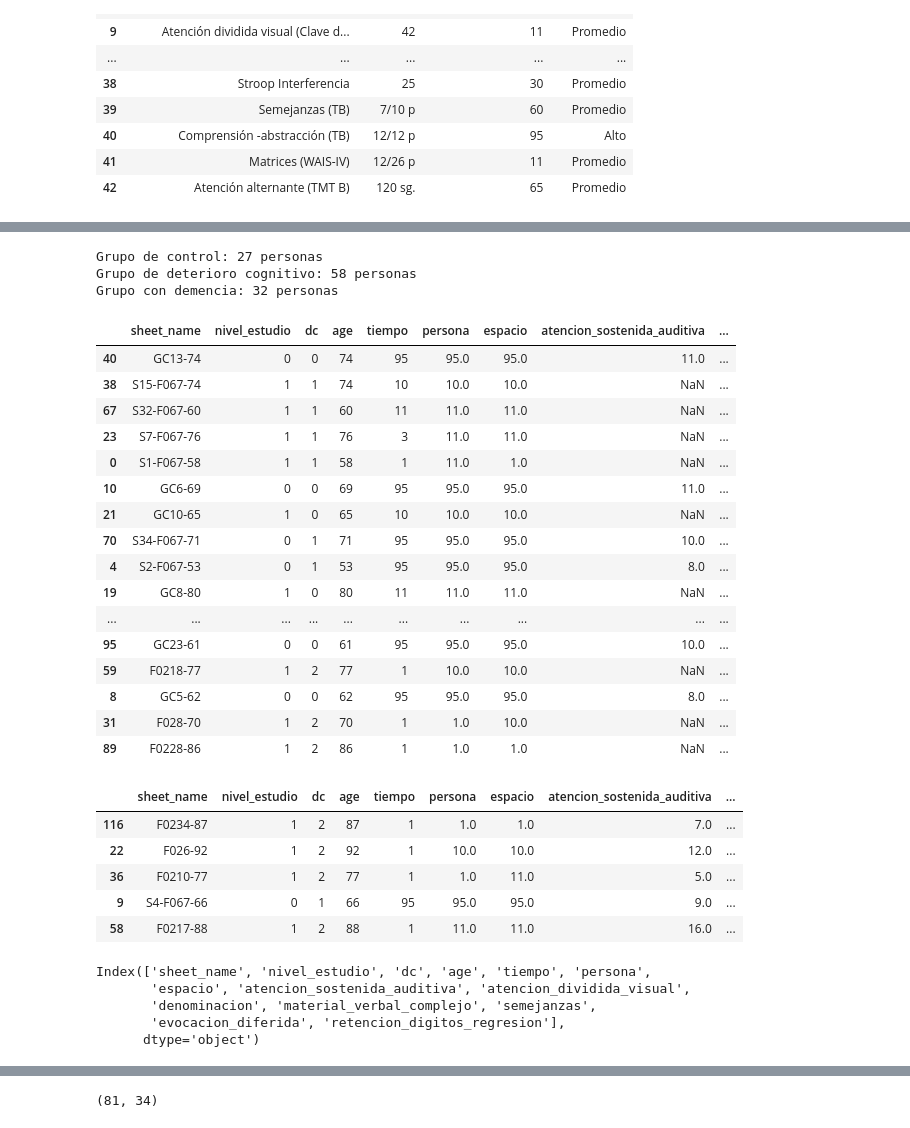
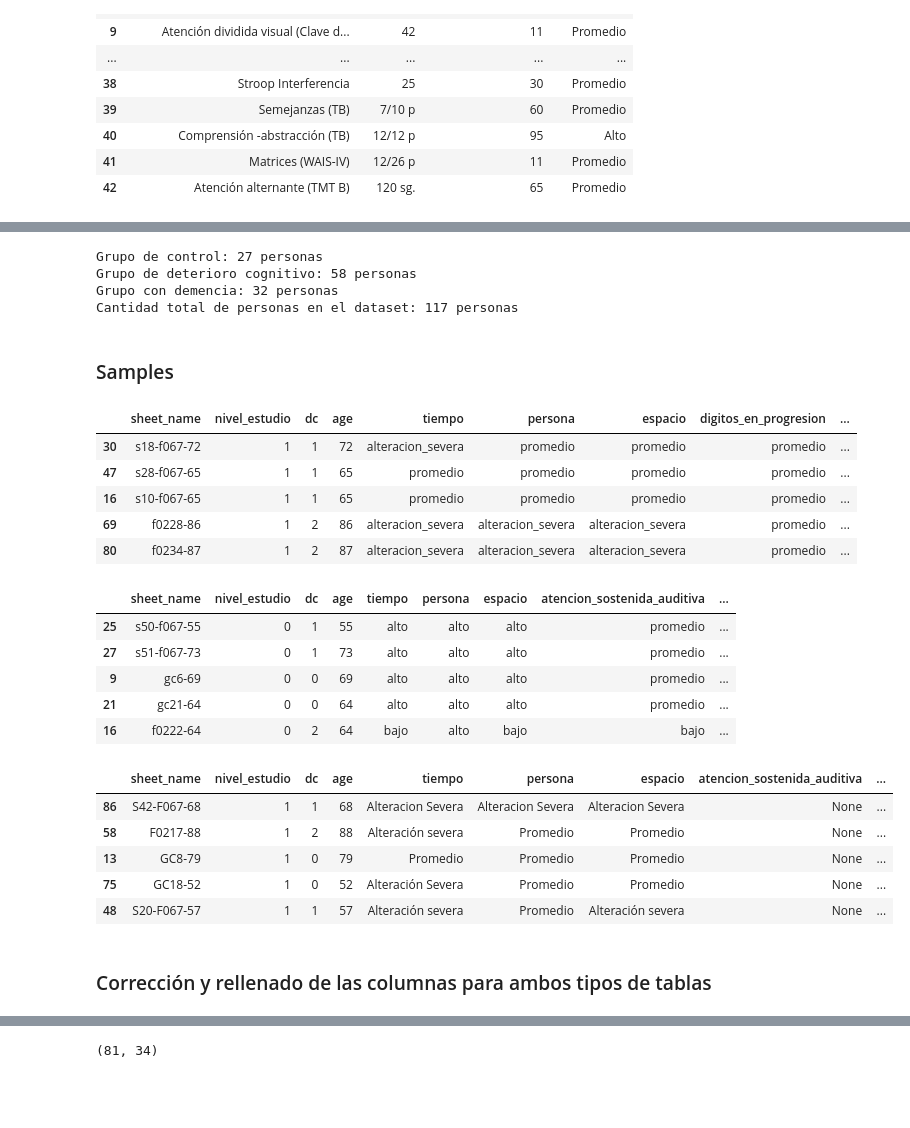
Before and after one commit to Nicolasg2c/dc_model_ts, a Jupyter notebook: src/dc_pipeline_2.ipynb, the cells around one changed output, grey strips where cells are left out. Saved outputs shown, nothing was run; the diff lists cells and outputs as text; code cells hidden in the pictures; blank space fills up the shorter version.

```diff
--- a/src/dc_pipeline_2.ipynb
+++ b/src/dc_pipeline_2.ipynb
@@ -590,7 +613,11 @@ def search_values(data, features):
 # %%
-df = search_values(cleaned_sheets, features_tablas)
-#enviar solo los formatos de tabla 0 con sus respectivas features
+# Los dos formatos de tablas en conjunto
+df_tablas = search_values(cleaned_sheets, features_tablas)
+
+# Formato de tabla 0
 cleaned_sheets_tabla_0 = {name: sheet for name, sheet in cleaned_sheets.items() if type_of_table[name] == 0}
 df_tabla_0 = search_values(cleaned_sheets_tabla_0, features_tabla_0)
+
+# Formato de tabla 1
 cleaned_sheets_tabla_1 = {name: sheet for name, sheet in cleaned_sheets.items() if type_of_table[name] == 1}
 df_tabla_1 = search_values(cleaned_sheets_tabla_1, features_tabla_1)
@@ -617,29 +624,39 @@ df_tabla_0
 # %%
-print(f'Grupo de control: {len(df[df["dc"] == 0])} personas')
-print(f'Grupo de deterioro cognitivo: {len(df[df["dc"] == 1])} personas')
-print(f'Grupo con demencia: {len(df[df["dc"] == 2])} personas')
-# print(f'Cantidad total de personas con deterioro no determinada: {len(df[df["dc"] == "No determinada"])} personas, nombre de las hojas: {df[df["dc"] == "No determinada"]["sheet_name"].tolist()}')
+print(f'Grupo de control: {len(df_tablas[df_tablas["dc"] == 0])} personas')
+print(f'Grupo de deterioro cognitivo: {len(df_tablas[df_tablas["dc"] == 1])} personas')
+print(f'Grupo con demencia: {len(df_tablas[df_tablas["dc"] == 2])} personas')
+print(f'Cantidad total de personas en el dataset: {len(df_tablas)} personas')
 # %% [output]
 Grupo de control: 27 personas
 Grupo de deterioro cognitivo: 58 personas
 Grupo con demencia: 32 personas
+Cantidad total de personas en el dataset: 117 personas
+# %% [markdown]
+### Samples
+# %%
+df_tabla_1.sample(5)
+# %% [output]
+|  | sheet_name | nivel_estudio | dc | age | tiempo | persona | espacio | digitos_en_progresion | ... |
+| 30 | s18-f067-72 | 1 | 1 | 72 | alteracion_severa | promedio | promedio | promedio | ... |
+| 47 | s28-f067-65 | 1 | 1 | 65 | promedio | promedio | promedio | promedio | ... |
+| 16 | s10-f067-65 | 1 | 1 | 65 | promedio | promedio | promedio | promedio | ... |
+| 69 | f0228-86 | 1 | 2 | 86 | alteracion_severa | alteracion_severa | alteracion_severa | promedio | ... |
+| 80 | f0234-87 | 1 | 2 | 87 | alteracion_severa | alteracion_severa | alteracion_severa | promedio | ... |
+# %%
+df_tabla_0.sample(5)
+# %% [output]
+|  | sheet_name | nivel_estudio | dc | age | tiempo | persona | espacio | atencion_sostenida_auditiva | ... |
+| 25 | s50-f067-55 | 0 | 1 | 55 | alto | alto | alto | promedio | ... |
+| 27 | s51-f067-73 | 0 | 1 | 73 | alto | alto | alto | promedio | ... |
+| 9 | gc6-69 | 0 | 0 | 69 | alto | alto | alto | promedio | ... |
+| 21 | gc21-64 | 0 | 0 | 64 | alto | alto | alto | promedio | ... |
+| 16 | f0222-64 | 0 | 2 | 64 | bajo | alto | bajo | bajo | ... |
 # %%
-df.sample(20)
+df_tablas.sample(5)
 # %% [output]
 |  | sheet_name | nivel_estudio | dc | age | tiempo | persona | espacio | atencion_sostenida_auditiva | ... |
-| 40 | GC13-74 | 0 | 0 | 74 | 95 | 95.0 | 95.0 | 11.0 | ... |
-| 38 | S15-F067-74 | 1 | 1 | 74 | 10 | 10.0 | 10.0 | NaN | ... |
-| 67 | S32-F067-60 | 1 | 1 | 60 | 11 | 11.0 | 11.0 | NaN | ... |
-| 23 | S7-F067-76 | 1 | 1 | 76 | 3 | 11.0 | 11.0 | NaN | ... |
-| 0 | S1-F067-58 | 1 | 1 | 58 | 1 | 11.0 | 1.0 | NaN | ... |
-| 10 | GC6-69 | 0 | 0 | 69 | 95 | 95.0 | 95.0 | 11.0 | ... |
-| 21 | GC10-65 | 1 | 0 | 65 | 10 | 10.0 | 10.0 | NaN | ... |
-| 70 | S34-F067-71 | 0 | 1 | 71 | 95 | 95.0 | 95.0 | 10.0 | ... |
-| 4 | S2-F067-53 | 0 | 1 | 53 | 95 | 95.0 | 95.0 | 8.0 | ... |
-| 19 | GC8-80 | 1 | 0 | 80 | 11 | 11.0 | 11.0 | NaN | ... |
-| ... | ... | ... | ... | ... | ... | ... | ... | ... | ... |
-| 95 | GC23-61 | 0 | 0 | 61 | 95 | 95.0 | 95.0 | 10.0 | ... |
-| 59 | F0218-77 | 1 | 2 | 77 | 1 | 10.0 | 10.0 | NaN | ... |
-| 8 | GC5-62 | 0 | 0 | 62 | 95 | 95.0 | 95.0 | 8.0 | ... |
-| 31 | F028-70 | 1 | 2 | 70 | 1 | 1.0 | 10.0 | NaN | ... |
-| 89 | F0228-86 | 1 | 2 | 86 | 1 | 1.0 | 1.0 | NaN | ... |
+| 86 | S42-F067-68 | 1 | 1 | 68 | Alteracion Severa | Alteracion Severa | Alteracion Severa | None | ... |
+| 58 | F0217-88 | 1 | 2 | 88 | Alteración severa | Promedio | Promedio | None | ... |
+| 13 | GC8-79 | 1 | 0 | 79 | Promedio | Promedio | Promedio | None | ... |
+| 75 | GC18-52 | 1 | 0 | 52 | Alteración Severa | Promedio | Promedio | None | ... |
+| 48 | S20-F067-57 | 1 | 1 | 57 | Alteración severa | Promedio | Alteración severa | None | ... |
@@ -648,3 +663,5 @@ df_tablas = df.copy()
+# %% [markdown]
+### Corrección y rellenado de las columnas para ambos tipos de tablas
 # %%
 df_tablas['atencion_sostenida_auditiva'] = df_tablas['atencion_sostenida_auditiva'].fillna(df_tablas['digitos_en_progresion'])
 df_tablas['atencion_dividida_visual'] = df_tablas['atencion_dividida_visual'].fillna(df_tablas['deteccion_visual'])
@@ -663,17 +686,0 @@ df_tablas.drop(columns=['memoria_de_trabajo_digitos_inversos'], inplace=True)
-# %%
-df_tablas.sample(5)
-# %% [output]
-|  | sheet_name | nivel_estudio | dc | age | tiempo | persona | espacio | atencion_sostenida_auditiva | ... |
-| 116 | F0234-87 | 1 | 2 | 87 | 1 | 1.0 | 1.0 | 7.0 | ... |
-| 22 | F026-92 | 1 | 2 | 92 | 1 | 10.0 | 10.0 | 12.0 | ... |
-| 36 | F0210-77 | 1 | 2 | 77 | 1 | 1.0 | 11.0 | 5.0 | ... |
-| 9 | S4-F067-66 | 0 | 1 | 66 | 95 | 95.0 | 95.0 | 9.0 | ... |
-| 58 | F0217-88 | 1 | 2 | 88 | 1 | 11.0 | 11.0 | 16.0 | ... |
-# %%
-df_tablas.columns
-# %% [output]
-Index(['sheet_name', 'nivel_estudio', 'dc', 'age', 'tiempo', 'persona',
-       'espacio', 'atencion_sostenida_auditiva', 'atencion_dividida_visual',
-       'denominacion', 'material_verbal_complejo', 'semejanzas',
-       'evocacion_diferida', 'retencion_digitos_regresion'],
-      dtype='object')
```
Also changed, not shown: parts of 52 cells of this notebook.
